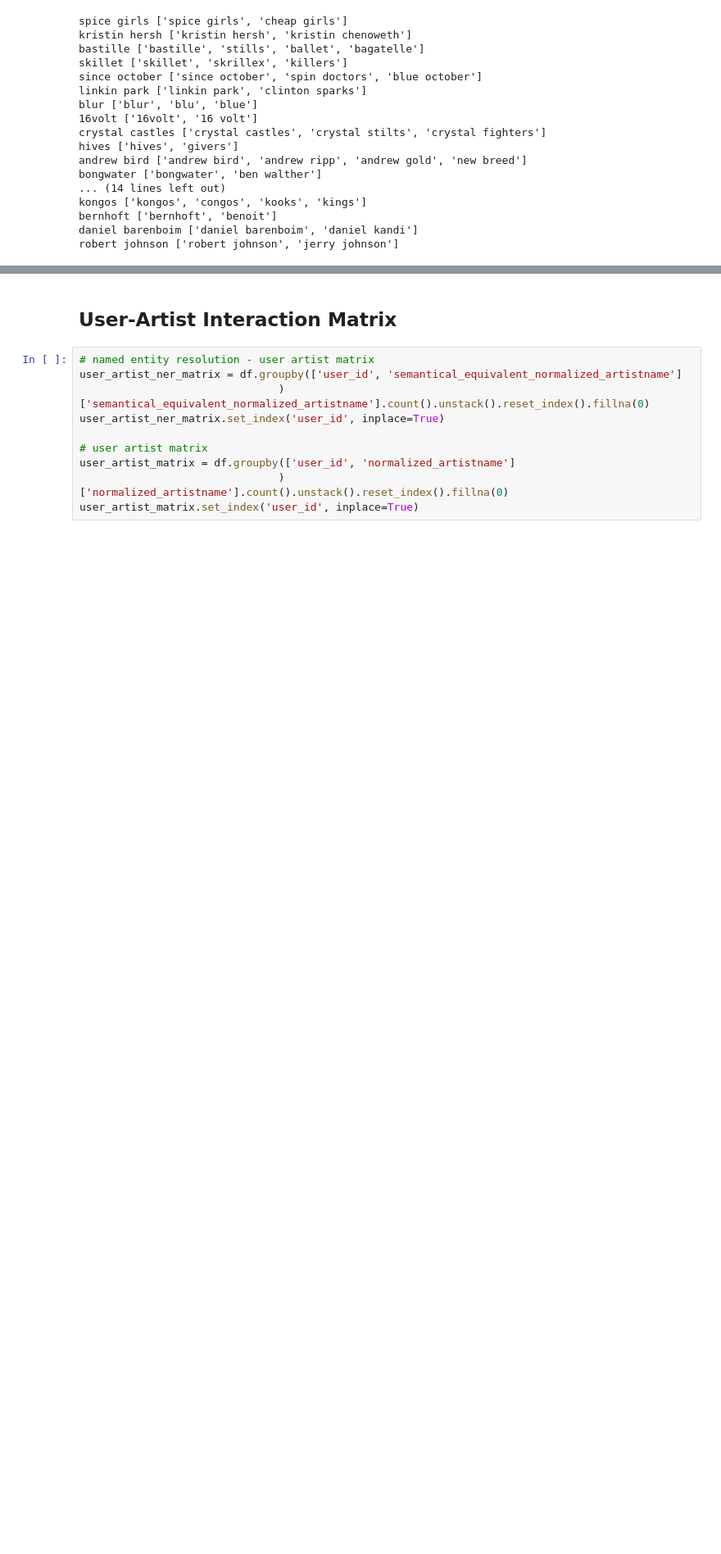
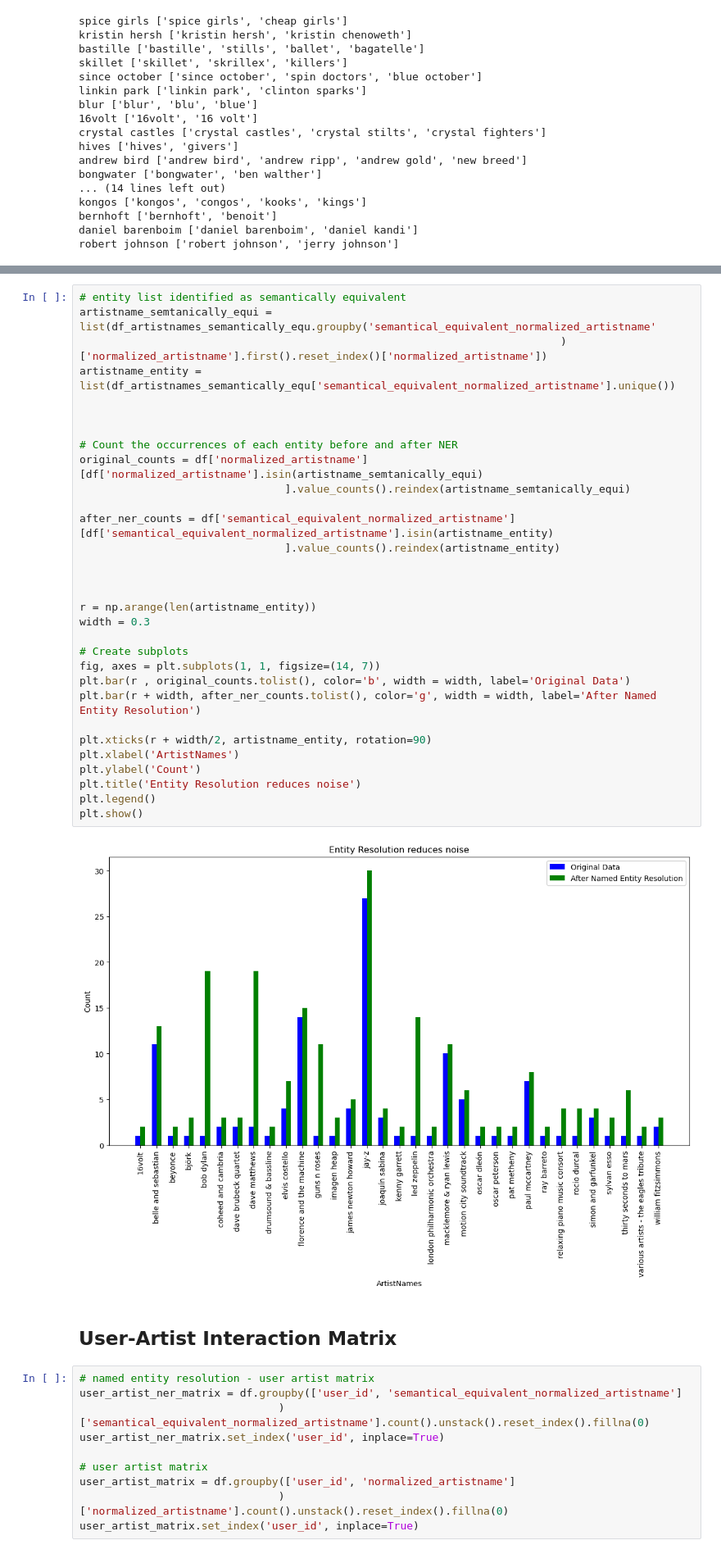
Before and after one commit to navitajain/NLP-Entity-Resolution-impact-on-Artist-Recommendation, a Jupyter notebook: NLP - Entity Resolution impact on Artist Recommendation.ipynb, the cells around one changed output, grey strips where cells are left out. Shown at 82% size. Drawn from its saved outputs; the diff is of its cells as text; blank space fills up the shorter version.

```diff
--- a/NLP - Entity Resolution impact on Artist Recommendation.ipynb
+++ b/NLP - Entity Resolution impact on Artist Recommendation.ipynb
@@ -323,3 +299,36 @@ plt.show()
+# %%
+# entity list identified as semantically equivalent
+artistname_semtanically_equi = list(df_artistnames_semantically_equ.groupby('semantical_equivalent_normalized_artistname'
+                                                                           )['normalized_artistname'].first().reset_index()['normalized_artistname'])
+artistname_entity = list(df_artistnames_semantically_equ['semantical_equivalent_normalized_artistname'].unique())
+
+
+
+# Count the occurrences of each entity before and after NER
+original_counts = df['normalized_artistname'][df['normalized_artistname'].isin(artistname_semtanically_equi)
+                                ].value_counts().reindex(artistname_semtanically_equi)
+
+after_ner_counts = df['semantical_equivalent_normalized_artistname'][df['semantical_equivalent_normalized_artistname'].isin(artistname_entity)
+                                ].value_counts().reindex(artistname_entity)
+
+
+
+r = np.arange(len(artistname_entity))
+width = 0.3
+
+# Create subplots
+fig, axes = plt.subplots(1, 1, figsize=(14, 7))
+plt.bar(r , original_counts.tolist(), color='b', width = width, label='Original Data')
+plt.bar(r + width, after_ner_counts.tolist(), color='g', width = width, label='After Named Entity Resolution')
+
+plt.xticks(r + width/2, artistname_entity, rotation=90)
+plt.xlabel('ArtistNames')
+plt.ylabel('Count')
+plt.title('Entity Resolution reduces noise')
+plt.legend()
+plt.show()
+# %% [output]
+[figure, added]
 # %% [markdown]
 ## User-Artist Interaction Matrix
 # %%
```
Also changed, not shown: parts of 24 cells of this notebook.
